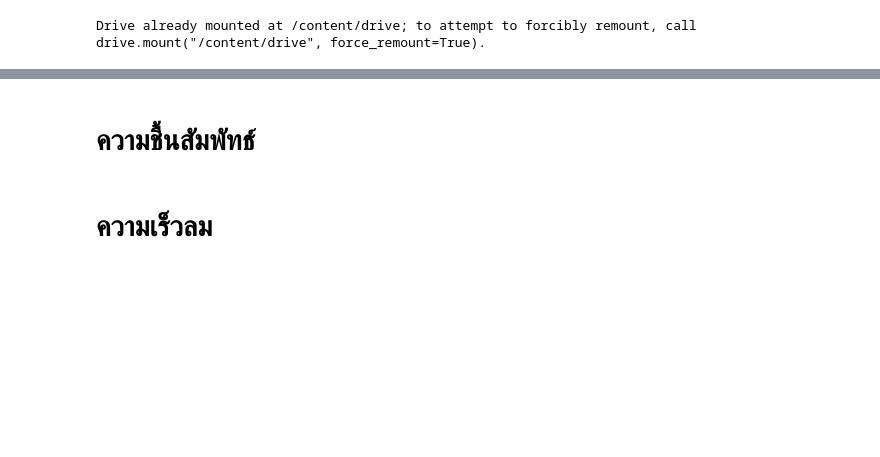
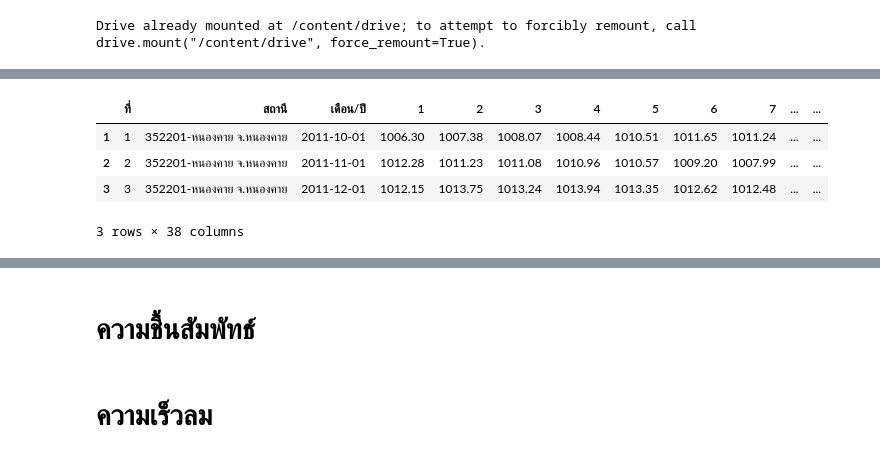
Before and after one commit to Suriya6744/bsc_dpdm22, a Jupyter notebook: Quiz_Group_5_20_of_Midterm.ipynb, the cells around one changed output, grey strips where cells are left out. Saved outputs shown, nothing was run; the diff lists cells and outputs as text; code cells hidden in the pictures; blank space fills up the shorter version.

```diff
--- a/Quiz_Group_5_20_of_Midterm.ipynb
+++ b/Quiz_Group_5_20_of_Midterm.ipynb
@@ -49,0 +114,18 @@ p1
+# %%
+p2['ปี'] = p2['เดือน/ปี'].dt.year
+p2['เดือน'] = p2['เดือน/ปี'].dt.month
+p2['วัน'] = p2['เดือน/ปี'].dt.day
+p2.rename(columns={ 'วันที่':'1', 'Unnamed: 4':'2', 'Unnamed: 5':'3',
+       'Unnamed: 6':'4', 'Unnamed: 7':'5', 'Unnamed: 8':'6', 'Unnamed: 9':'7', 'Unnamed: 10':'8',
+       'Unnamed: 11':'9', 'Unnamed: 12':'10', 'Unnamed: 13':'11', 'Unnamed: 14':'12',
+       'Unnamed: 15':'13', 'Unnamed: 16':'14', 'Unnamed: 17':'15', 'Unnamed: 18':'16',
+       'Unnamed: 19':'17', 'Unnamed: 20':'18', 'Unnamed: 21':'19', 'Unnamed: 22':'20',
+       'Unnamed: 23':'21', 'Unnamed: 24':'22', 'Unnamed: 25':'23', 'Unnamed: 26':'24',
+       'Unnamed: 27':'25', 'Unnamed: 28':'26', 'Unnamed: 29':'27', 'Unnamed: 30':'28',
+       'Unnamed: 31':'29', 'Unnamed: 32':'30', 'Unnamed: 33':'31'}).head(3)
+# %% [output]
+|  | ที่ | สถานี | เดือน/ปี | 1 | 2 | 3 | 4 | 5 | 6 | 7 | ... | ... |
+| 1 | 1 | 352201-หนองคาย จ.หนองคาย | 2011-10-01 | 1006.30 | 1007.38 | 1008.07 | 1008.44 | 1010.51 | 1011.65 | 1011.24 | ... | ... |
+| 2 | 2 | 352201-หนองคาย จ.หนองคาย | 2011-11-01 | 1012.28 | 1011.23 | 1011.08 | 1010.96 | 1010.57 | 1009.20 | 1007.99 | ... | ... |
+| 3 | 3 | 352201-หนองคาย จ.หนองคาย | 2011-12-01 | 1012.15 | 1013.75 | 1013.24 | 1013.94 | 1013.35 | 1012.62 | 1012.48 | ... | ... |
+3 rows × 38 columns
```
Also changed, not shown: parts of 15 cells of this notebook.
